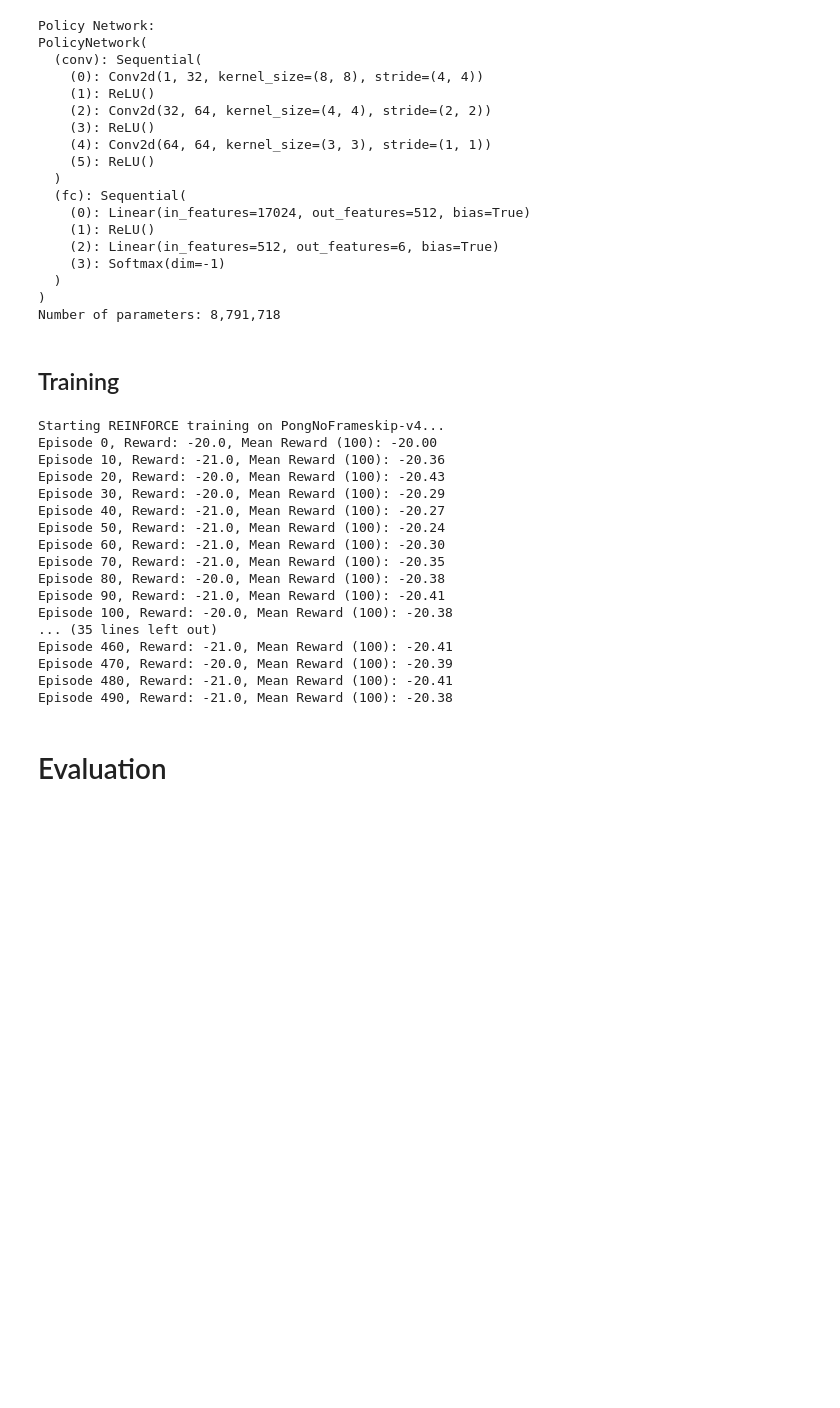
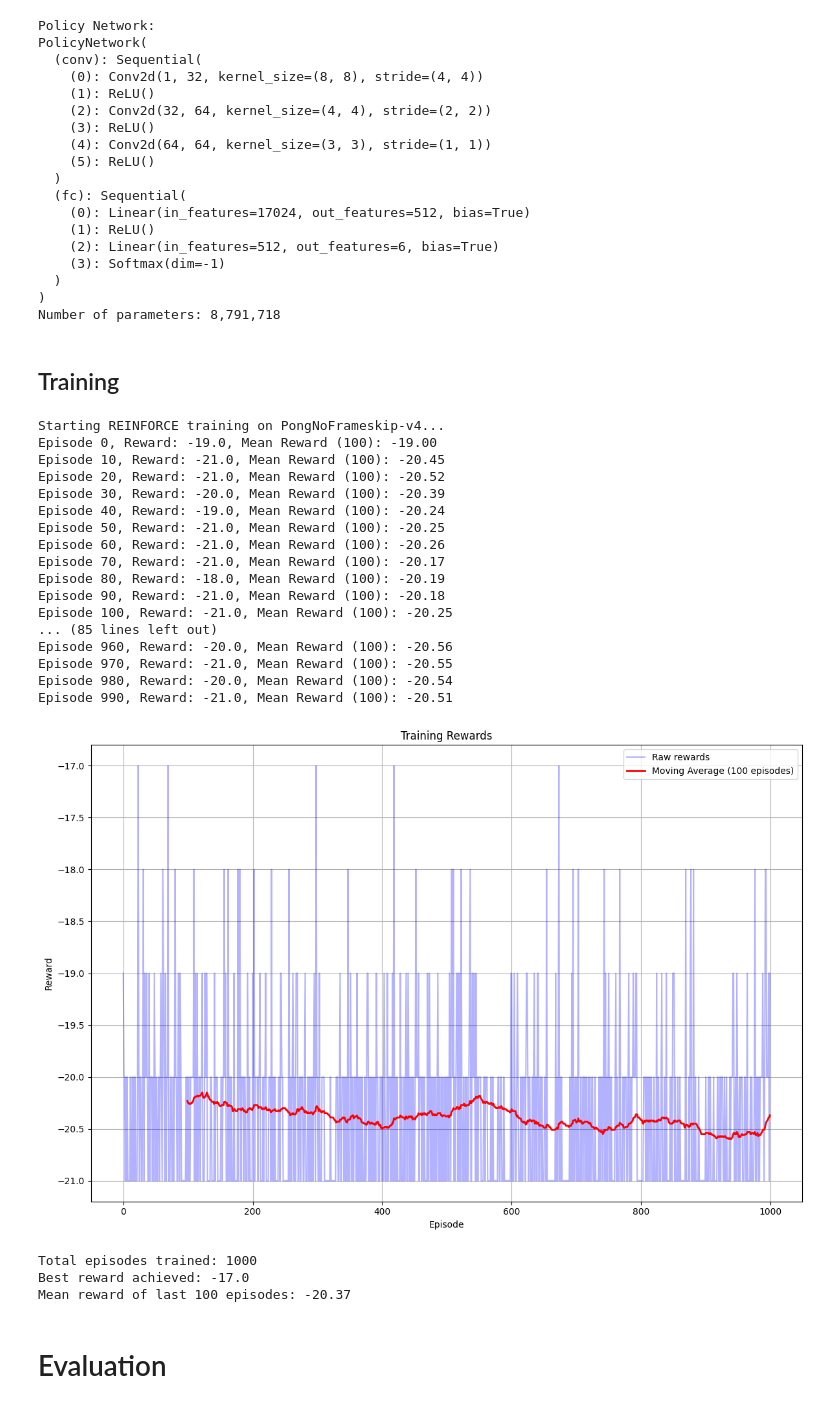
Before and after one commit to Gusgus127/Pong-Tournament, a Jupyter notebook: project-pml-part1.ipynb, the cells around one changed output. Saved outputs shown, nothing was run; the diff lists cells and outputs as text; code cells hidden in the pictures; blank space fills up the shorter version.

```diff
--- a/project-pml-part1.ipynb
+++ b/project-pml-part1.ipynb
@@ -651,10 +660,10 @@ def calc_discounted_returns(rewards, gamma):
 def train_reinforce():
     os.makedirs("models_reinforce", exist_ok=True)
 
-    # Hyperparameters
+    # Training parameters
     GAMMA = 0.99
-    LEARNING_RATE = 5e-4 # Policy gradients often need a smaller LR
-    MAX_EPISODES = 500
+    LEARNING_RATE = 5e-4
+    MAX_EPISODES = 1000
     ENV_NAME = "PongNoFrameskip-v4"
 
     env = make_env(ENV_NAME)
@@ -671,7 +680,7 @@ def train_reinforce():
         rewards = []
         done = False
 
-        # 1. Collect one episode
+        # generate an episode
         while not done:
             state_v = torch.tensor(np.array([state], copy=False), dtype=torch.float32).to(device)
             probs = net(state_v)
@@ -691,7 +700,7 @@ def train_reinforce():
         episode_reward = sum(rewards)
         total_rewards.append(episode_reward)
 
-        # 2. Calculate Loss and Update
+        # Calculate discounted returns and update policy
         returns = calc_discounted_returns(rewards, GAMMA).to(device)
 
         policy_loss = []
@@ -709,7 +718,7 @@ def train_reinforce():
             mean_reward = np.mean(total_rewards[-100:])
             print(f"Episode {episode}, Reward: {episode_reward:.1f}, Mean Reward (100): {mean_reward:.2f}")
 
-        # Save model if it's the best so far
+        # Save best model
         if episode_reward >= max(total_rewards, default=-21):
             torch.save(net.state_dict(), f"models_reinforce/reinforce_best.pth")
 
@@ -718,22 +727,37 @@ def train_reinforce():
 reinforce_rewards = train_reinforce()
 # %% [output]
 Starting REINFORCE training on PongNoFrameskip-v4...
-Episode 0, Reward: -20.0, Mean Reward (100): -20.00
-Episode 10, Reward: -21.0, Mean Reward (100): -20.36
-Episode 20, Reward: -20.0, Mean Reward (100): -20.43
-Episode 30, Reward: -20.0, Mean Reward (100): -20.29
-Episode 40, Reward: -21.0, Mean Reward (100): -20.27
-Episode 50, Reward: -21.0, Mean Reward (100): -20.24
-Episode 60, Reward: -21.0, Mean Reward (100): -20.30
-Episode 70, Reward: -21.0, Mean Reward (100): -20.35
-Episode 80, Reward: -20.0, Mean Reward (100): -20.38
-Episode 90, Reward: -21.0, Mean Reward (100): -20.41
-Episode 100, Reward: -20.0, Mean Reward (100): -20.38
-... (35 lines left out)
-Episode 460, Reward: -21.0, Mean Reward (100): -20.41
-Episode 470, Reward: -20.0, Mean Reward (100): -20.39
-Episode 480, Reward: -21.0, Mean Reward (100): -20.41
-Episode 490, Reward: -21.0, Mean Reward (100): -20.38
+Episode 0, Reward: -19.0, Mean Reward (100): -19.00
+Episode 10, Reward: -21.0, Mean Reward (100): -20.45
+Episode 20, Reward: -21.0, Mean Reward (100): -20.52
+Episode 30, Reward: -20.0, Mean Reward (100): -20.39
+Episode 40, Reward: -19.0, Mean Reward (100): -20.24
+Episode 50, Reward: -21.0, Mean Reward (100): -20.25
+Episode 60, Reward: -21.0, Mean Reward (100): -20.26
+Episode 70, Reward: -21.0, Mean Reward (100): -20.17
+Episode 80, Reward: -18.0, Mean Reward (100): -20.19
+Episode 90, Reward: -21.0, Mean Reward (100): -20.18
+Episode 100, Reward: -21.0, Mean Reward (100): -20.25
+... (85 lines left out)
+Episode 960, Reward: -20.0, Mean Reward (100): -20.56
+Episode 970, Reward: -21.0, Mean Reward (100): -20.55
+Episode 980, Reward: -20.0, Mean Reward (100): -20.54
+Episode 990, Reward: -21.0, Mean Reward (100): -20.51
+# %%
+# Plot final results for REINFORCE
+if reinforce_rewards:
+    plot_rewards(reinforce_rewards, ma_window=100)
+    print(f"Total episodes trained: {len(reinforce_rewards)}")
+    print(f"Best reward achieved: {max(reinforce_rewards)}")
+    print(
+        f"Mean reward of last 100 episodes: "
+        f"{np.mean(reinforce_rewards[-100:]) if len(reinforce_rewards) >= 100 else np.mean(reinforce_rewards)}"
+    )
+# %% [output]
+[figure, added]
+Total episodes trained: 1000
+Best reward achieved: -17.0
+Mean reward of last 100 episodes: -20.37
 # %% [markdown]
 # Evaluation
 # %%
```
Also changed, not shown: parts of 11 cells of this notebook, 4 other files.
